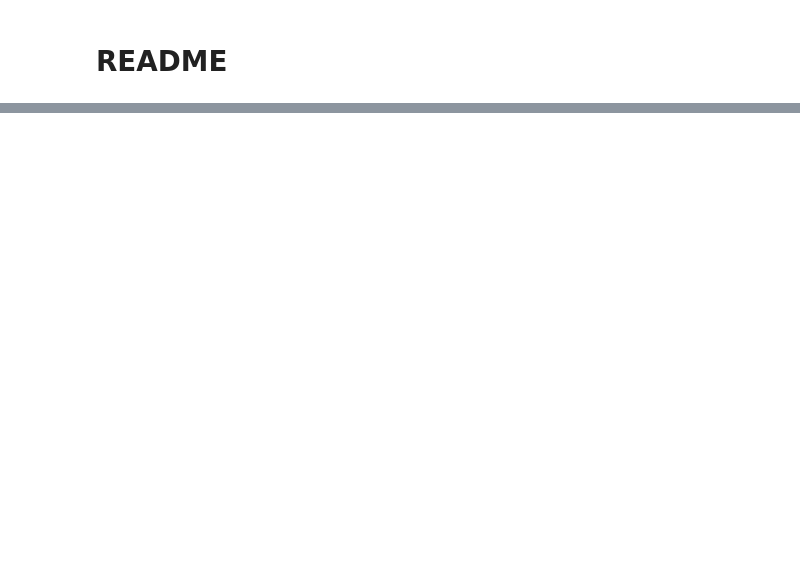
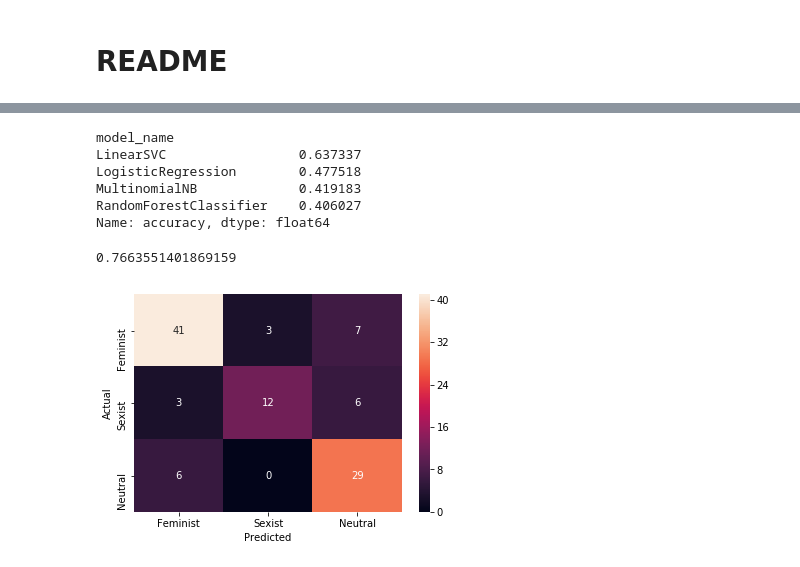
Before and after one commit to axnyang/CS401, a Jupyter notebook: msd_labelling.ipynb, the cells around one changed output, grey strips where cells are left out. Drawn from its saved outputs; the diff is of its cells as text; code cells hidden in the pictures; blank space fills up the shorter version.

```diff
--- a/msd_labelling.ipynb
+++ b/msd_labelling.ipynb
@@ -44,3 +46,5 @@ train_lyrics = train_lyrics_dataframe['Lyrics']
 frames = [train_lyrics, msd_lyrics]
 
 final_lyrics = pd.concat(frames).reset_index().drop('index', axis = 1)
+# %%
+final_lyrics = final_lyrics.dropna().reset_index().drop('index',axis=1)
@@ -137,16 +166,33 @@ plt.show()
 # %%
 cv_df.groupby('model_name').accuracy.mean()
+# %% [output]
+model_name
+LinearSVC                 0.637337
+LogisticRegression        0.477518
+MultinomialNB             0.419183
+RandomForestClassifier    0.406027
+Name: accuracy, dtype: float64
 # %%
 model = LinearSVC()
-X_train, X_test, y_train, y_test, indices_train, indices_test = train_test_split(features[0:532], labels, lyrics_dataframe.index, test_size=0.2, random_state=42)
+X_train, X_test, y_train, y_test = train_test_split(features[0:532], labels, test_size=0.2, random_state=42)
 model.fit(X_train, y_train)
 y_pred = model.predict(X_test)
+
+acc = 0
+for i, j in zip(y_test, y_pred):
+    if (i == j):
+        acc += 1
+
+print(acc/len(y_test))
 
 conf_mat = confusion_matrix(y_test, y_pred)
 #fig, ax = plt.subplot()#figsize=(10,10))
 sns.heatmap(conf_mat, annot=True, fmt='d',
             xticklabels=category_id_df.Category.values, yticklabels=category_id_df.Category.values)
 plt.ylabel('Actual')
 plt.xlabel('Predicted')
 plt.show()
+# %% [output]
+0.7663551401869159
+[figure, added]
 # %%
```
Also changed, not shown: parts of 14 cells of this notebook, 3 other files.
